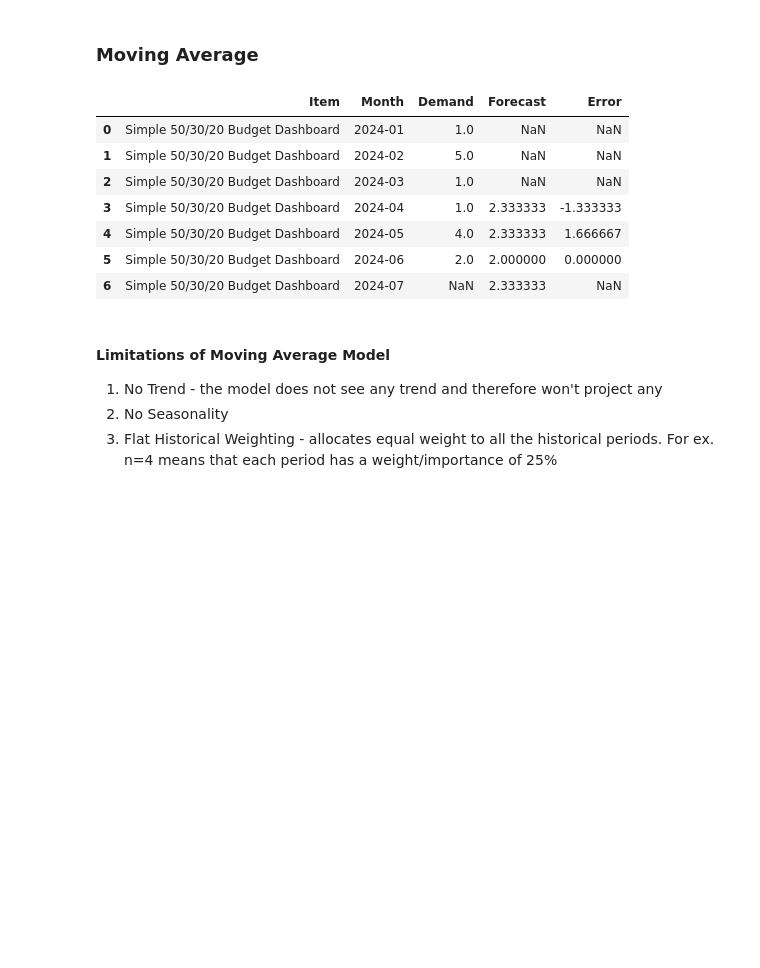
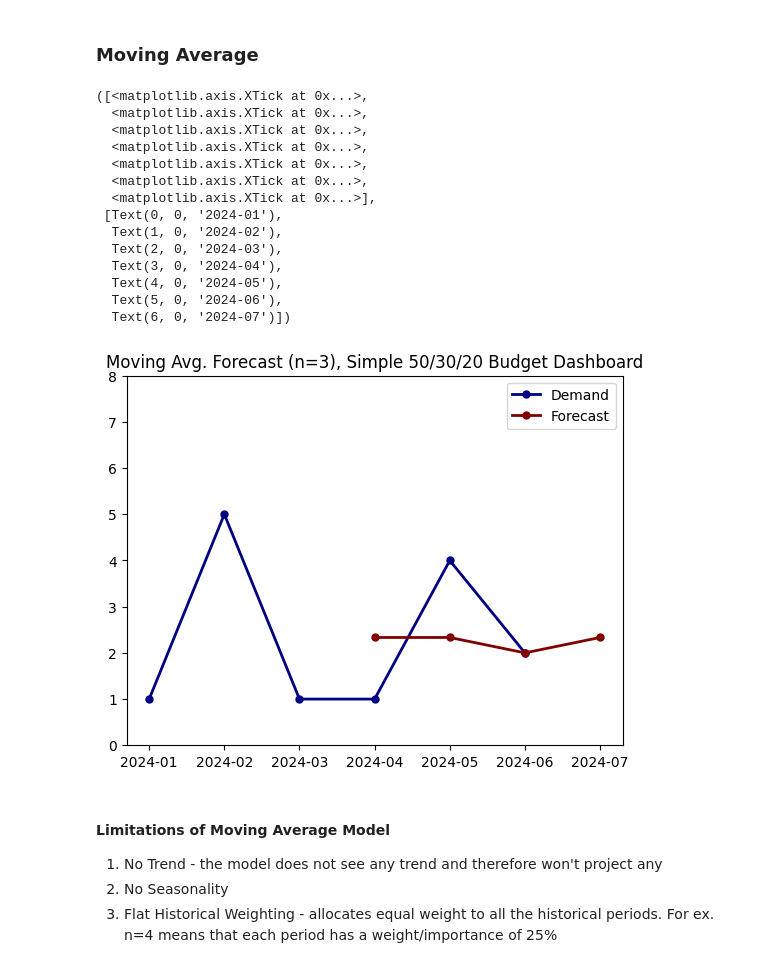
Before and after one commit to sc6354/Demand-Forecasting, a Jupyter notebook: forecasting.ipynb, the cells around one changed output. Saved outputs shown, nothing was run; the diff lists cells and outputs as text; code cells hidden in the pictures; blank space fills up the shorter version.

Commit message:
ran moving average model with n=3 and saved plot

```diff
--- a/forecasting.ipynb
+++ b/forecasting.ipynb
@@ -169,17 +169,34 @@ def moving_average(input_df, extra_periods=1, n=3):
 
     return df
 # %%
-moving_average_model = moving_average(monthly_sales)
-moving_average_model[moving_average_model['Item'] == 'Simple 50/30/20 Budget Dashboard']
+moving_average_model = moving_average(monthly_sales,n=3)
+m = moving_average_model[moving_average_model['Item'] == 'Simple 50/30/20 Budget Dashboard']
-# %% [output]
-|  | Item | Month | Demand | Forecast | Error |
-| 0 | Simple 50/30/20 Budget Dashboard | 2024-01 | 1.0 | NaN | NaN |
-| 1 | Simple 50/30/20 Budget Dashboard | 2024-02 | 5.0 | NaN | NaN |
-| 2 | Simple 50/30/20 Budget Dashboard | 2024-03 | 1.0 | NaN | NaN |
-| 3 | Simple 50/30/20 Budget Dashboard | 2024-04 | 1.0 | 2.333333 | -1.333333 |
-| 4 | Simple 50/30/20 Budget Dashboard | 2024-05 | 4.0 | 2.333333 | 1.666667 |
-| 5 | Simple 50/30/20 Budget Dashboard | 2024-06 | 2.0 | 2.000000 | 0.000000 |
-| 6 | Simple 50/30/20 Budget Dashboard | 2024-07 | NaN | 2.333333 | NaN |
+# %%
+x_ticks=np.array(m['Month'].astype(str))
+ax = m[['Demand', 'Forecast']].plot(lw=2,
+                                    #xticks= {'Jan. 2024', 'Feb. 2024', 'Mar, 2024', 'Apr. 2024', 'May 2024','Jun. 2024',
+                                             #'Jul. 2024'},
+                                    colormap='jet',
+                                    marker='.',
+                                    markersize=10,
+                                    title='Moving Avg. Forecast (n=3), Simple 50/30/20 Budget Dashboard').set_ylim(0,8)
+plt.pyplot.xticks(np.arange(7), x_ticks)
+# %% [output]
+([<matplotlib.axis.XTick at 0x...>,
+  <matplotlib.axis.XTick at 0x...>,
+  <matplotlib.axis.XTick at 0x...>,
+  <matplotlib.axis.XTick at 0x...>,
+  <matplotlib.axis.XTick at 0x...>,
+  <matplotlib.axis.XTick at 0x...>,
+  <matplotlib.axis.XTick at 0x...>],
+ [Text(0, 0, '2024-01'),
+  Text(1, 0, '2024-02'),
+  Text(2, 0, '2024-03'),
+  Text(3, 0, '2024-04'),
+  Text(4, 0, '2024-05'),
+  Text(5, 0, '2024-06'),
+  Text(6, 0, '2024-07')])
+[figure, added]
 # %% [markdown]
 #### Limitations of Moving Average Model
 
```
Also changed, not shown: 1 other file.
